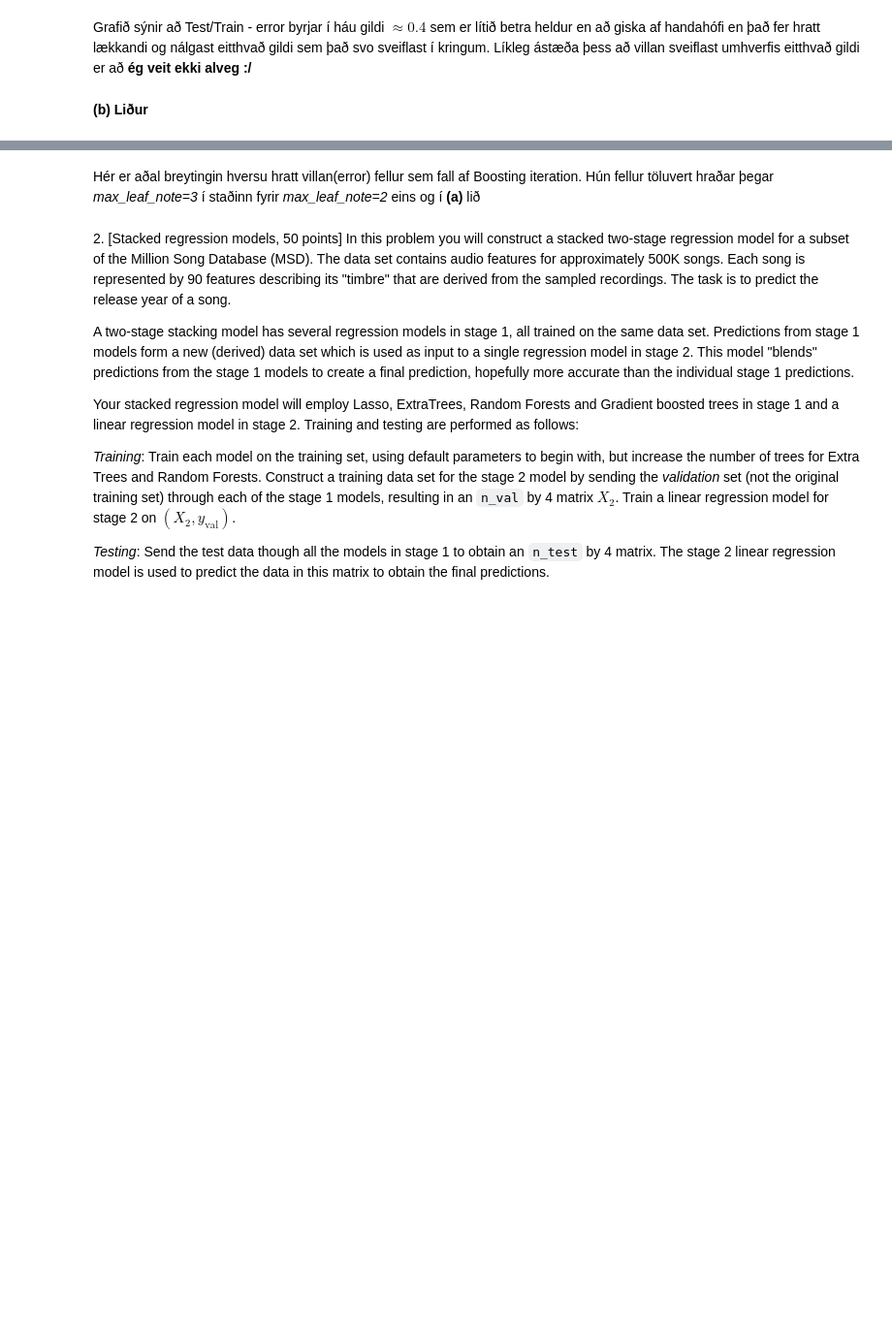
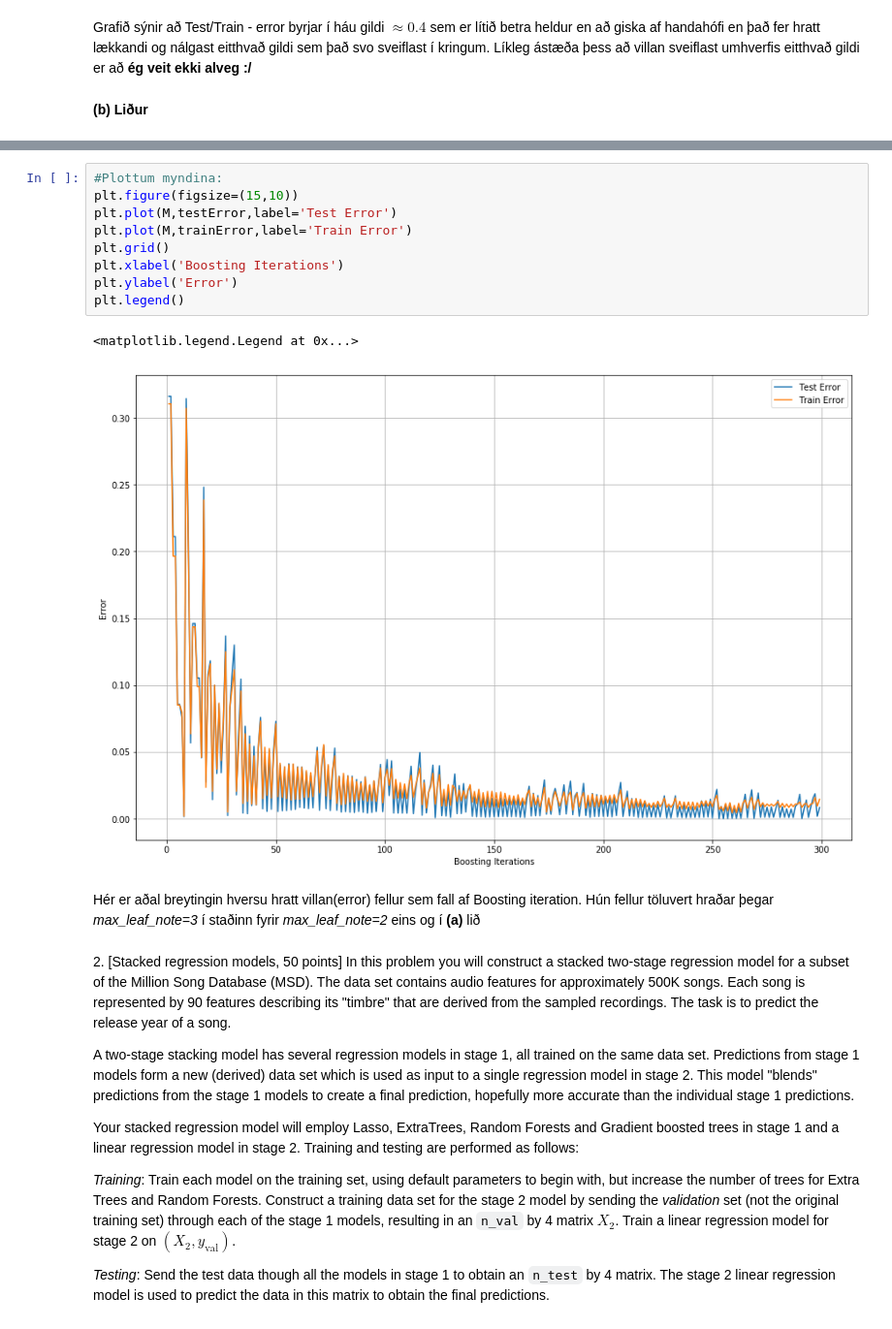
Before and after one commit to EmilGauti/Gervigreind-vor-2019, a Jupyter notebook: Homework 6/hw6.ipynb, the cells around one changed output, grey strips where cells are left out. Shown at 97% size. Saved outputs shown, nothing was run; the diff lists cells and outputs as text; blank space fills up the shorter version.

```diff
--- a/Homework 6/hw6.ipynb
+++ b/Homework 6/hw6.ipynb
@@ -174,3 +180,15 @@ for m in range(len(M)):
+# %%
+#Plottum myndina:
+plt.figure(figsize=(15,10))
+plt.plot(M,testError,label='Test Error')
+plt.plot(M,trainError,label='Train Error')
+plt.grid()
+plt.xlabel('Boosting Iterations')
+plt.ylabel('Error')
+plt.legend()
+# %% [output]
+<matplotlib.legend.Legend at 0x...>
+[figure, added]
 # %% [markdown]
 Hér er aðal breytingin hversu hratt villan(error) fellur sem fall af Boosting iteration. Hún fellur töluvert hraðar þegar *max_leaf_note=3* í staðinn fyrir *max_leaf_note=2* eins og í **(a)** lið
 # %% [markdown]
```
Also changed, not shown: parts of 3 cells of this notebook.
